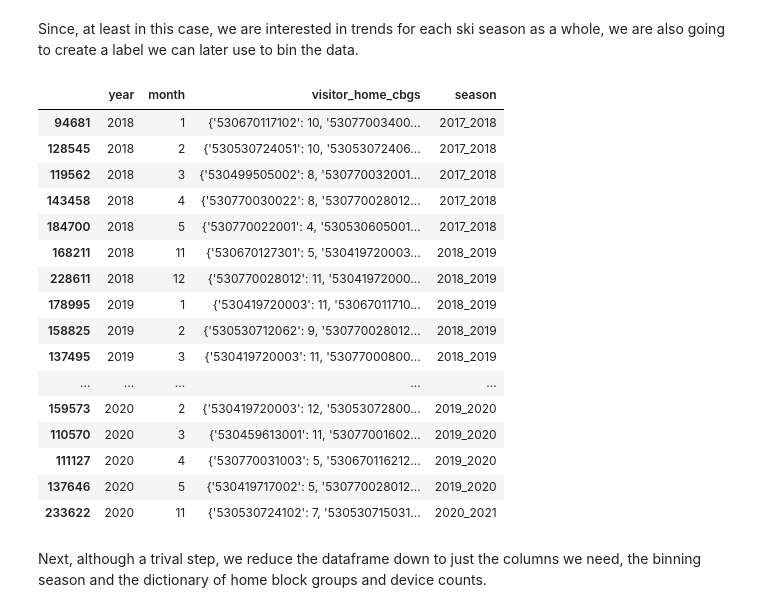
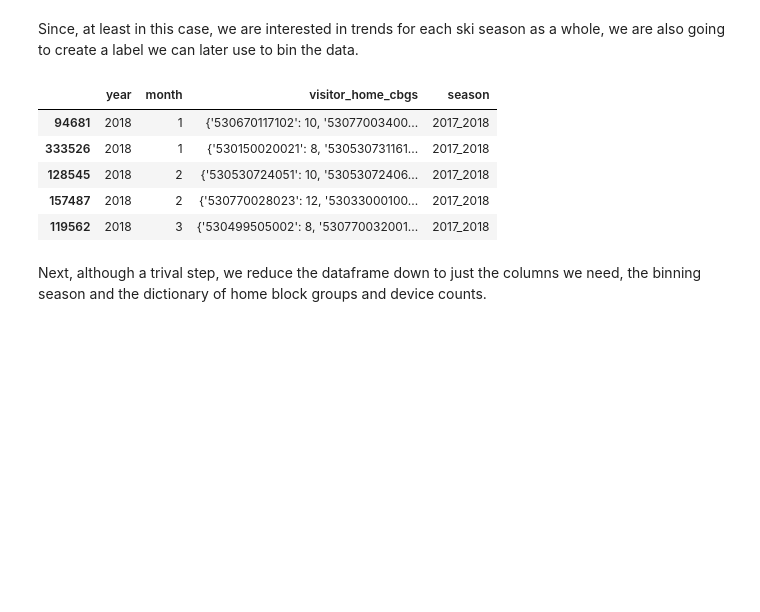
Before and after one commit to knu2xs/safegraph-data-utilities, a Jupyter notebook: notebooks/03-patterns-cbgs.ipynb, the cells around one changed output. Cells and saved outputs as stored; diff of their text form; code cells hidden in the pictures; blank space fills up the shorter version.

```diff
--- a/notebooks/03-patterns-cbgs.ipynb
+++ b/notebooks/03-patterns-cbgs.ipynb
@@ -26,7 +26,7 @@ gdb_int = dir_int/'interim.geodatabase'
 # %% [markdown]
 Using the previously downloaded patterns data for White Pass, the first step is simply loading the data into a Pandas DataFrame. This DataFrame contains quite a few columns encoded as dictionaries, which can be expanded for more data detail.
 # %%
-wp_pth = dir_raw/'patterns_wp.csv'
+wp_pth = 'patterns_white_pass.csv'
 # %%
 wp_df = pd.read_csv(wp_pth, index_col=0)
 
@@ -66,7 +66,7 @@ Name: visitor_home_cbgs, dtype: object
 # %% [markdown]
 The ski season generally runs November through March. Although we have data for the entire year, we are only going to focus on the months comprising the ski season. To do this, we need to extract the year and month explicitly from a datetime field. From there, we can filter to just the months we are interested in.
 # %%
-mnths = [11, 12, 1, 2, 3, 4, 5]
+mnths = [11, 12, 1, 2, 3, 4]
 
 wp_df['year'] = pd.to_datetime(wp_df.date_range_start).apply(lambda dt: dt.year)
 wp_df['month'] = pd.to_datetime(wp_df.date_range_start).apply(lambda dt: dt.month)
@@ -77,25 +77,14 @@ Since, at least in this case, we are interested in trends for each ski season as
 # %%
 dict_df['season'] = dict_df[['year', 'month']].apply(lambda r: f'{r.year-1}_{r.year}' if r.month < 6 else f'{r.year}_{r.year+1}', axis=1)
 
-dict_df
+dict_df.head()
 # %% [output]
 |  | year | month | visitor_home_cbgs | season |
 | 94681 | 2018 | 1 | {'530670117102': 10, '53077003400... | 2017_2018 |
+| 333526 | 2018 | 1 | {'530150020021': 8, '530530731161... | 2017_2018 |
 | 128545 | 2018 | 2 | {'530530724051': 10, '53053072406... | 2017_2018 |
+| 157487 | 2018 | 2 | {'530770028023': 12, '53033000100... | 2017_2018 |
 | 119562 | 2018 | 3 | {'530499505002': 8, '530770032001... | 2017_2018 |
-| 143458 | 2018 | 4 | {'530770030022': 8, '530770028012... | 2017_2018 |
-| 184700 | 2018 | 5 | {'530770022001': 4, '530530605001... | 2017_2018 |
-| 168211 | 2018 | 11 | {'530670127301': 5, '530419720003... | 2018_2019 |
-| 228611 | 2018 | 12 | {'530770028012': 11, '53041972000... | 2018_2019 |
-| 178995 | 2019 | 1 | {'530419720003': 11, '53067011710... | 2018_2019 |
-| 158825 | 2019 | 2 | {'530530712062': 9, '530770028012... | 2018_2019 |
-| 137495 | 2019 | 3 | {'530419720003': 11, '53077000800... | 2018_2019 |
-| ... | ... | ... | ... | ... |
-| 159573 | 2020 | 2 | {'530419720003': 12, '53053072800... | 2019_2020 |
-| 110570 | 2020 | 3 | {'530459613001': 11, '53077001602... | 2019_2020 |
-| 111127 | 2020 | 4 | {'530770031003': 5, '530670116212... | 2019_2020 |
-| 137646 | 2020 | 5 | {'530419717002': 5, '530770028012... | 2019_2020 |
-| 233622 | 2020 | 11 | {'530530724102': 7, '530530715031... | 2020_2021 |
 # %% [markdown]
 Next, although a trival step, we reduce the dataframe down to just the columns we need, the binning season and the dictionary of home block groups and device counts.
 # %%
```
Also changed, not shown: parts of 9 cells of this notebook, 4 other files.
